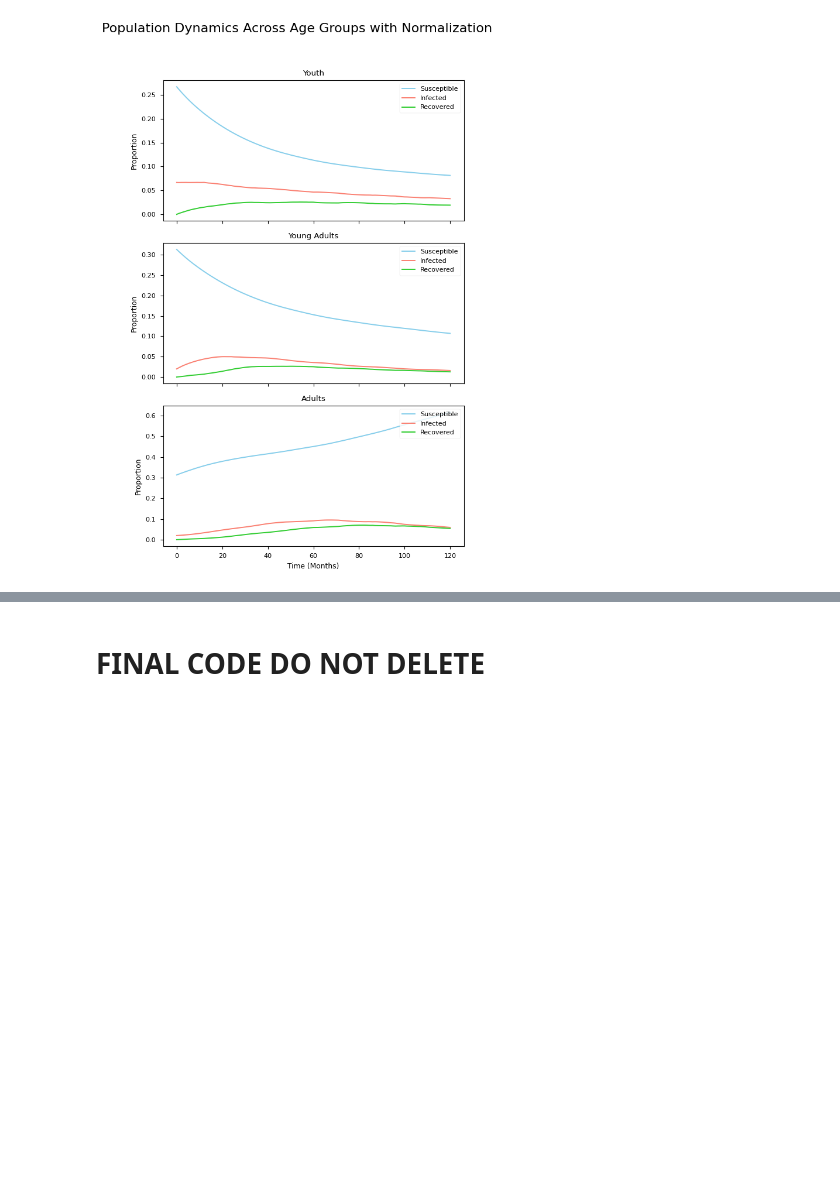
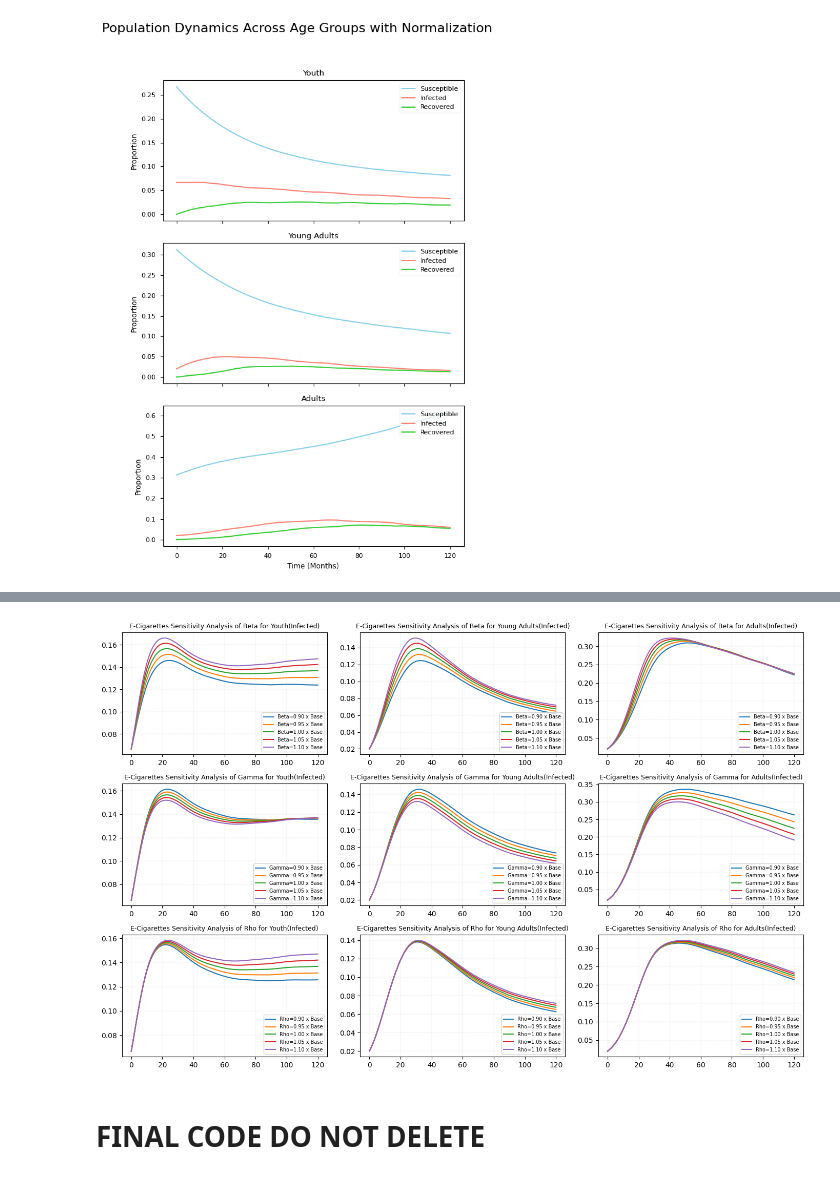
Before and after one commit to revak18/nicotine_use_mathmodel, a Jupyter notebook: NicotineUse_SIR_DDE_Model.ipynb, the cells around one changed output, grey strips where cells are left out. Saved outputs shown, nothing was run; the diff lists cells and outputs as text; code cells hidden in the pictures; blank space fills up the shorter version.

```diff
--- a/NicotineUse_SIR_DDE_Model.ipynb
+++ b/NicotineUse_SIR_DDE_Model.ipynb
@@ -261,3 +433,50 @@ def rho_values(t):
+# %%
+import pandas as pd
+import numpy as np
+import matplotlib.pyplot as plt
+
+# Plot results for all age groups
+age_groups = ['Youth', 'Young Adults', 'Adults']
+infected_indices = [1, 4, 7]  # Indices for infected states in each age group
+
+plt.figure(figsize=(14, 9))
+#plt.text(0.5, -0.1, 'Time (Months)', ha='center', fontsize=14)
+#plt.text(-0.1, 0.5, 'Proportion of Population', va='center', rotation='vertical', fontsize=14)
+
+# Plotting sensitivity analysis for each parameter and age group
+for key, sensitivity in results.items():
+    for i, age_group in enumerate(age_groups):
+        plt.subplot(3, len(results.keys()), i + 1 + len(results.keys()) * list(results.keys()).index(key))
+        for factor, sol in sensitivity.items():
+            plt.plot(t, sol[:, infected_indices[i]], label=f'{key}={factor:.2f} x Base')  # Plot infected state
+        if product_type == 'EC':    # E-Cigarettes
+           stitle = 'E-Cigarettes Sensitivity Analysis of ' + key + ' for ' + age_group + '(Infected)'
+        else:                       # Cigarettes
+           stitle = 'Cigarettes Sensitivity Analysis of ' + key + 'for ' + age_group + '(Infected)'
+        #plt.title(f'Sensitivity Analysis of {key} for {age_group} (Infected)')
+        plt.title(stitle, fontsize=9)
+        #plt.xlabel('Time (Months)')
+        #plt.ylabel('Proportion of Population')
+        plt.legend(fontsize=7, loc='lower right')
+        plt.grid(color='gray', linestyle='dashed', linewidth=0.1)
+
+plt.tight_layout()
+plt.show()
+
+# Generate table for values at 12, 24, and 36 months
+rows = []
+columns = ['Parameter', 'Factor', 'Age Group', 'Month', 'Proportion Infected']
+
+for key, sensitivity in results.items():
+    for factor, sol in sensitivity.items():
+        for month in [12, 24, 36]:
+            for i, age_group in enumerate(age_groups):
+                rows.append([key, f'{factor:.2f}', age_group, month, sol[month, infected_indices[i]]])
+
+# Convert to DataFrame
+sensitivity_table = pd.DataFrame(rows, columns=columns)
+# %% [output]
+[figure, added]
 # %% [markdown]
 # **FINAL CODE DO NOT DELETE**
 # %%
```
Also changed, not shown: parts of 10 cells of this notebook.
